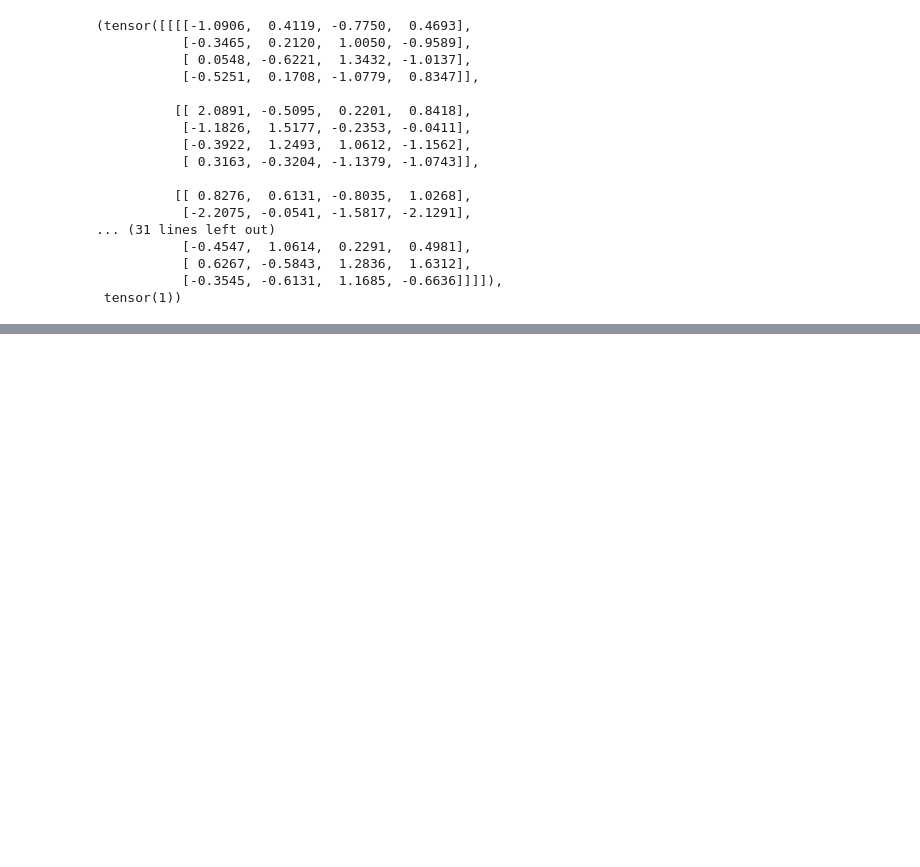
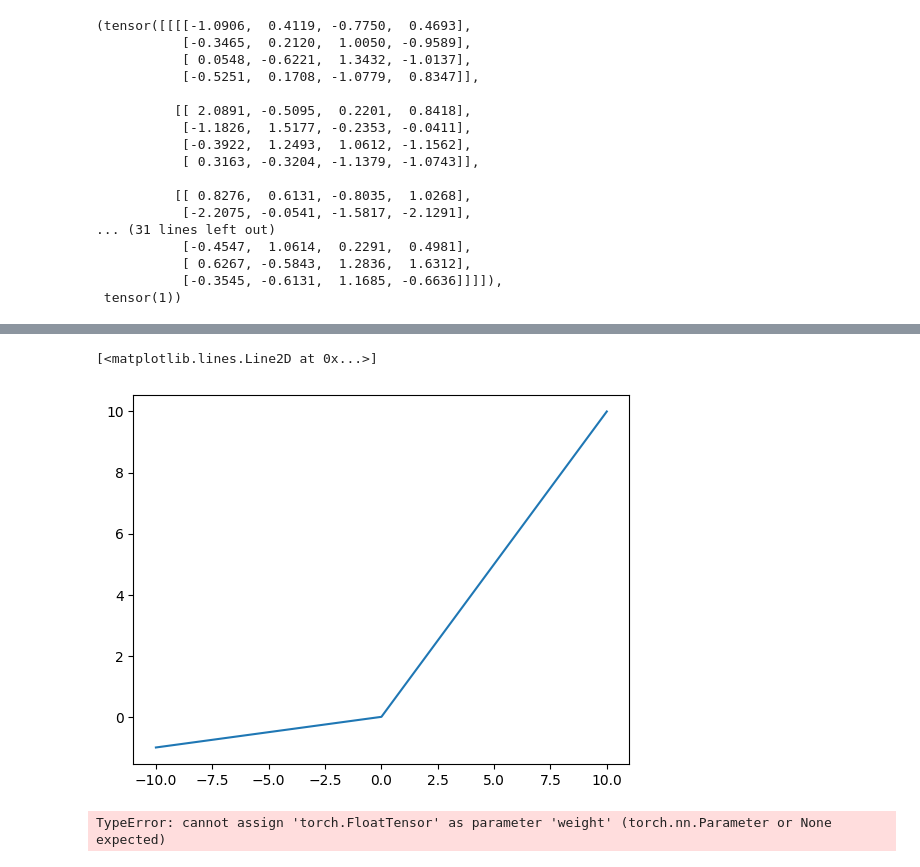
Before and after one commit to Dont4rootMe/image-generation-project, a Jupyter notebook: main.ipynb, the cells around one changed output, grey strips where cells are left out. Drawn from its saved outputs; the diff is of its cells as text; code cells hidden in the pictures; blank space fills up the shorter version.

```diff
--- a/main.ipynb
+++ b/main.ipynb
@@ -172,0 +337,8 @@ fis(torch.normal(0, 1, (3, 3, 64, 64), device='cpu'), 0)
+# %%
+l = torch.linspace(-10, 10, 10000)
+n = torch.nn.LeakyReLU(0.1)
+
+plt.plot(l.numpy(), n(l).numpy())
+# %% [output]
+[<matplotlib.lines.Line2D at 0x...>]
+[figure, added]
@@ -172,0 +362,7 @@ fis(torch.normal(0, 1, (3, 3, 64, 64), device='cpu'), 0)
+# %%
+from torch.nn import Embedding
+
+emb = Embedding(300, 128)
+emb.weight = embs
+# %% [output]
+TypeError: cannot assign 'torch.FloatTensor' as parameter 'weight' (torch.nn.Parameter or None expected)
```
Also changed, not shown: parts of 11 cells of this notebook, 15 other files.
